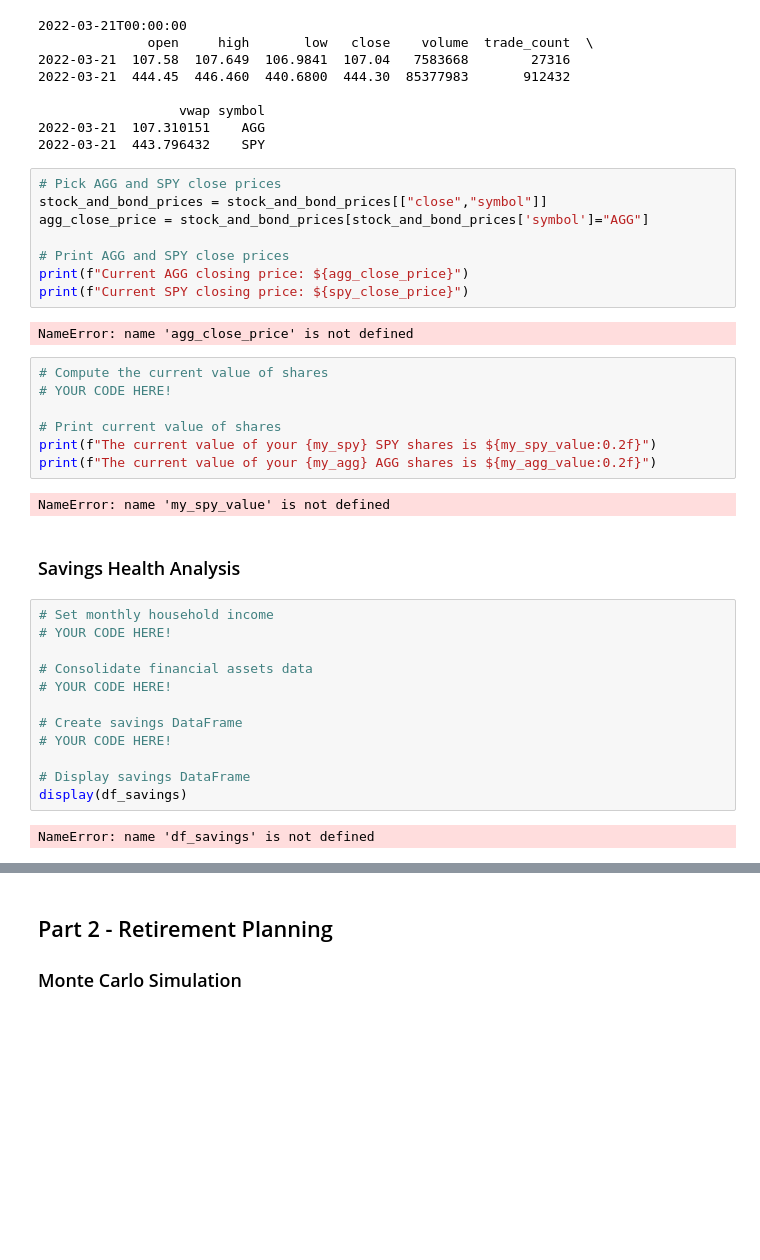
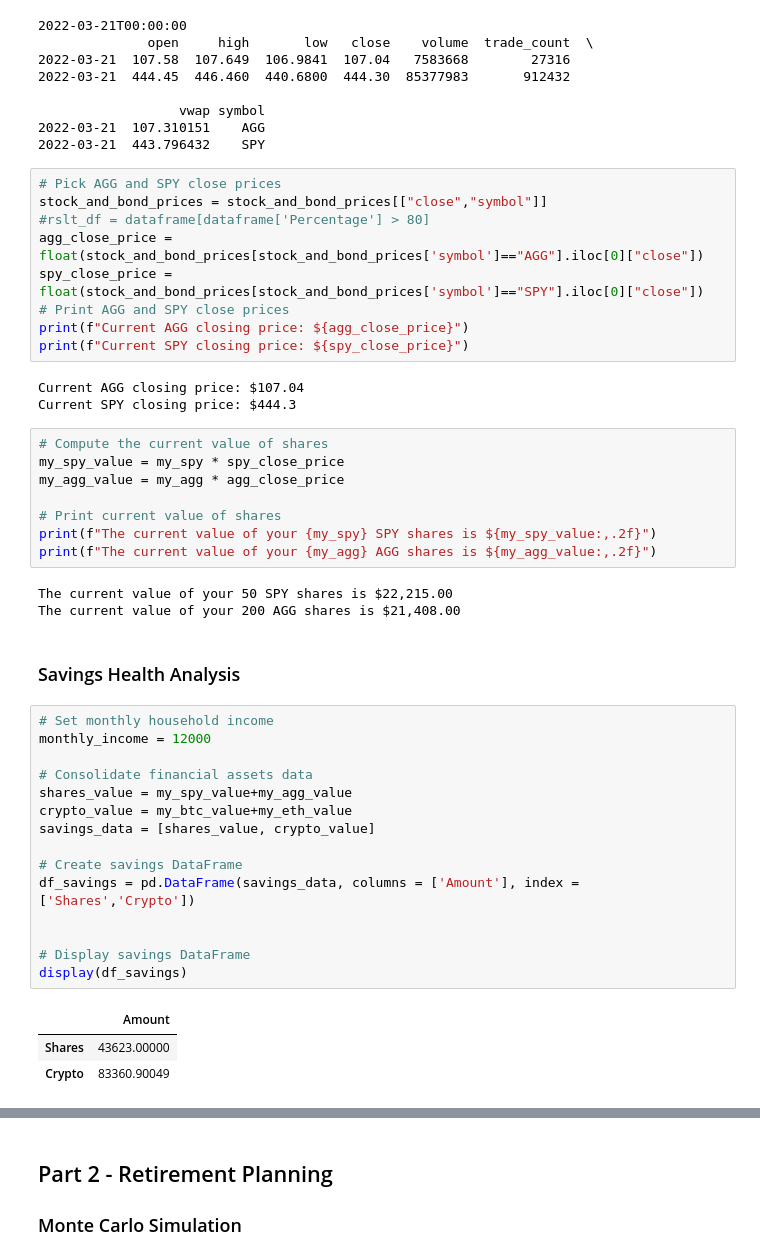
Before and after one commit to nomadic-me/Financial-Planner, a Jupyter notebook: financial-planner.ipynb, the cells around one changed output, grey strips where cells are left out. Cells and saved outputs as stored; diff of their text form; blank space fills up the shorter version.

```diff
--- a/financial-planner.ipynb
+++ b/financial-planner.ipynb
@@ -108,37 +110,46 @@ if (debugtoggle):
 # %%
 # Pick AGG and SPY close prices
 stock_and_bond_prices = stock_and_bond_prices[["close","symbol"]]
-agg_close_price = stock_and_bond_prices[stock_and_bond_prices['symbol']="AGG"]
-
+#rslt_df = dataframe[dataframe['Percentage'] > 80]
+agg_close_price = float(stock_and_bond_prices[stock_and_bond_prices['symbol']=="AGG"].iloc[0]["close"])
+spy_close_price = float(stock_and_bond_prices[stock_and_bond_prices['symbol']=="SPY"].iloc[0]["close"])
 # Print AGG and SPY close prices
 print(f"Current AGG closing price: ${agg_close_price}")
 print(f"Current SPY closing price: ${spy_close_price}")
 # %% [output]
-NameError: name 'agg_close_price' is not defined
+Current AGG closing price: $107.04
+Current SPY closing price: $444.3
 # %%
 # Compute the current value of shares
-# YOUR CODE HERE!
+my_spy_value = my_spy * spy_close_price
+my_agg_value = my_agg * agg_close_price
 
 # Print current value of shares
-print(f"The current value of your {my_spy} SPY shares is ${my_spy_value:0.2f}")
-print(f"The current value of your {my_agg} AGG shares is ${my_agg_value:0.2f}")
+print(f"The current value of your {my_spy} SPY shares is ${my_spy_value:,.2f}")
+print(f"The current value of your {my_agg} AGG shares is ${my_agg_value:,.2f}")
 # %% [output]
-NameError: name 'my_spy_value' is not defined
+The current value of your 50 SPY shares is $22,215.00
+The current value of your 200 AGG shares is $21,408.00
 # %% [markdown]
 ### Savings Health Analysis
 # %%
 # Set monthly household income
-# YOUR CODE HERE!
+monthly_income = 12000
 
 # Consolidate financial assets data
-# YOUR CODE HERE!
+shares_value = my_spy_value+my_agg_value
+crypto_value = my_btc_value+my_eth_value
+savings_data = [shares_value, crypto_value]
 
 # Create savings DataFrame
-# YOUR CODE HERE!
+df_savings = pd.DataFrame(savings_data, columns = ['Amount'], index = ['Shares','Crypto'])
+
 
 # Display savings DataFrame
 display(df_savings)
 # %% [output]
-NameError: name 'df_savings' is not defined
+|  | Amount |
+| Shares | 43623.00000 |
+| Crypto | 83360.90049 |
 # %%
 # Plot savings pie chart
```
Also changed, not shown: parts of 6 cells of this notebook.
